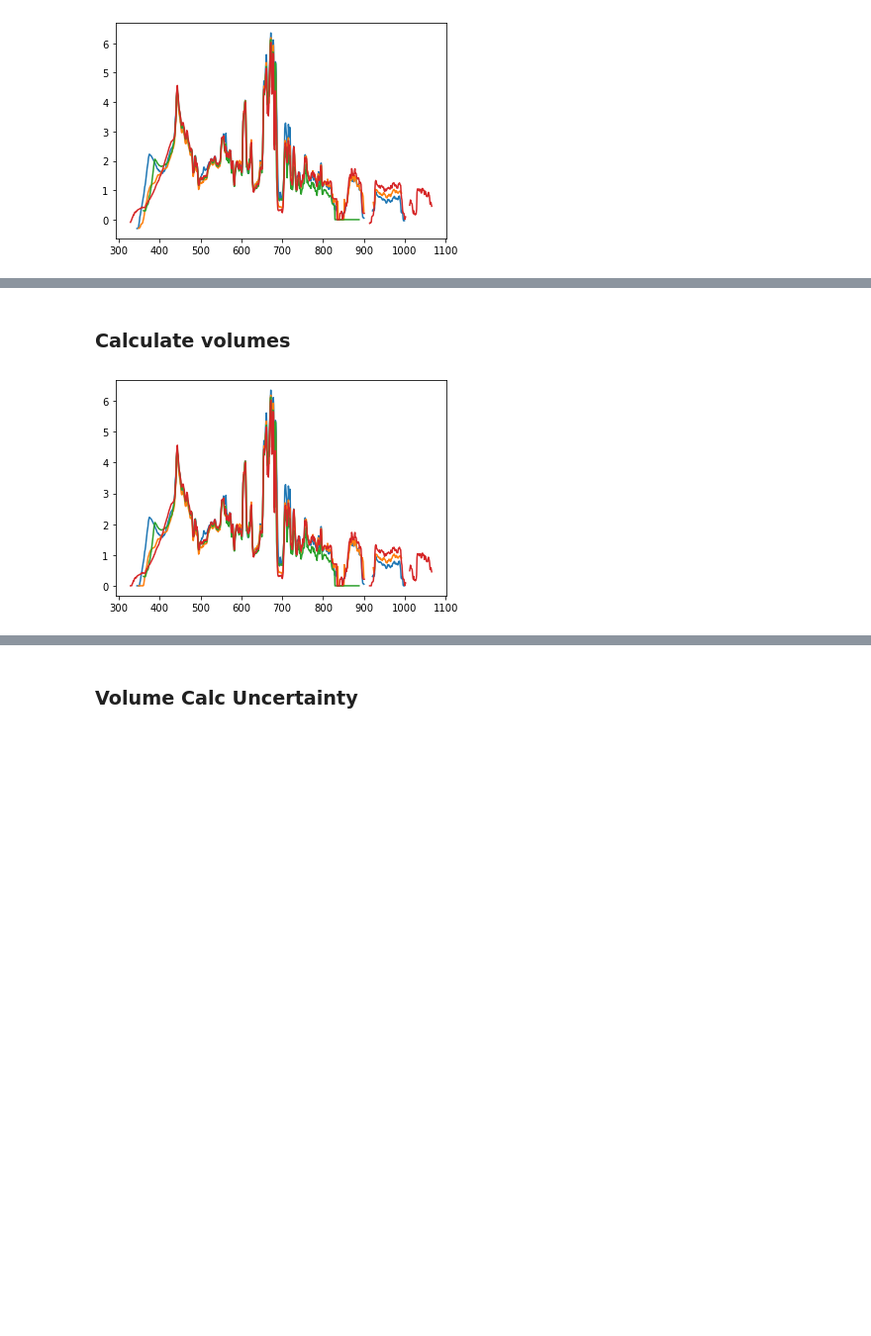
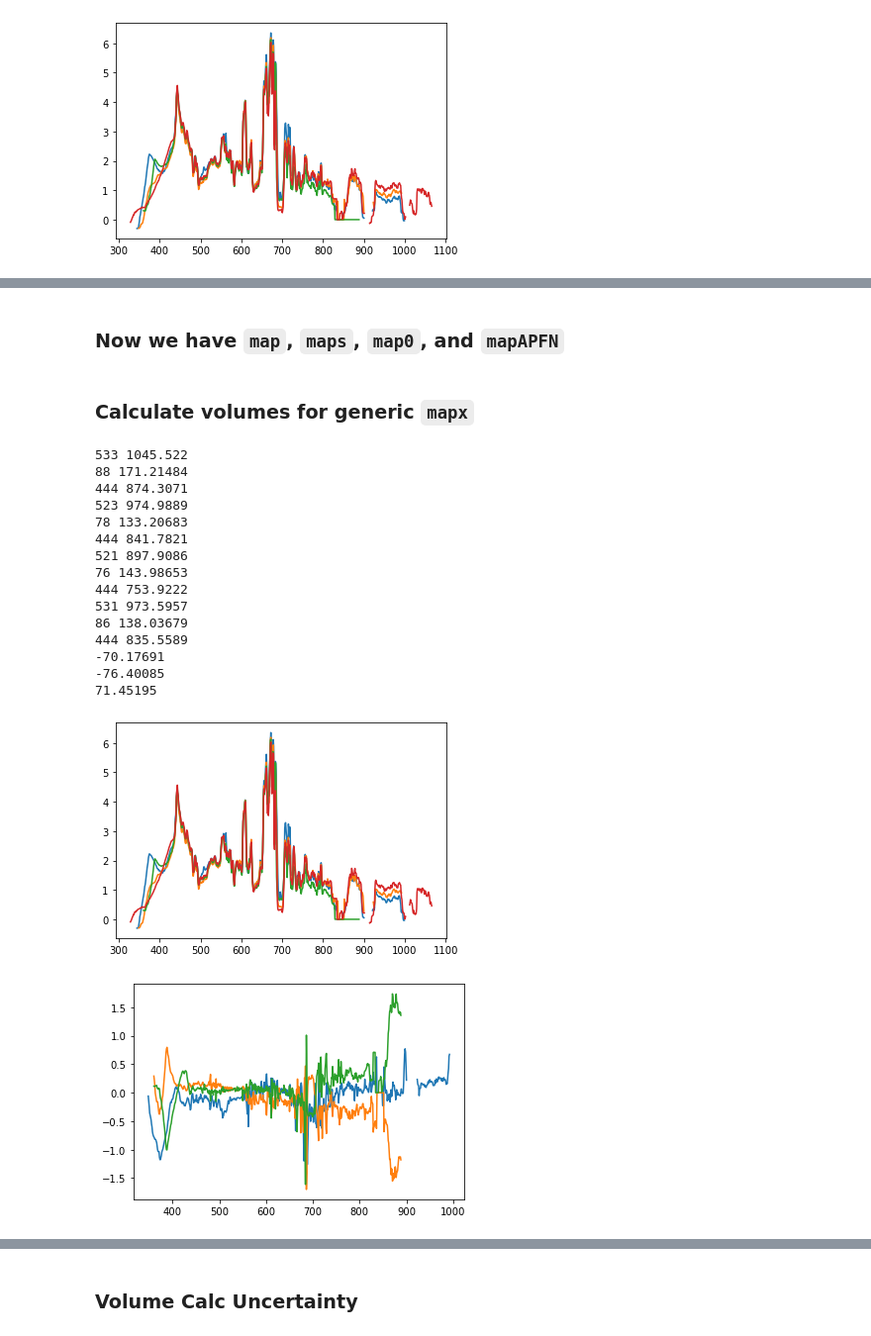
Before and after one commit to csherwood-usgs/CoreBx, a Jupyter notebook: CoreBx_process.ipynb, the cells around one changed output, grey strips where cells are left out. Shown at 99% size. Cells and saved outputs as stored; diff of their text form; code cells hidden in the pictures; blank space fills up the shorter version.

```diff
--- a/CoreBx_process.ipynb
+++ b/CoreBx_process.ipynb
@@ -490,0 +494,8 @@ Fraction replaced: [0.00091637 0.00615499 0.03602503 0.00998716]
+# %%
+%%time
+from astropy.convolution import interpolate_replace_nans
+mapAPFN = np.nan*np.ones_like(maps)
+kernel = Gaussian2DKernel(x_stddev=4)
+print('Size of kernel: ', kernel.shape)
+for j in range(nmaps):
+    mapAPFN[j,:,:] = interpolate_replace_nans(np.squeeze(maps[j,:,:]), kernel, boundary='fill', fill_value=np.nan)
@@ -491,35 +506,79 @@ Fraction replaced: [0.00091637 0.00615499 0.03602503 0.00998716]
+# %% [markdown]
+### Now we have `map`, `maps`, `map0`, and `mapAPFN`
 # %% [markdown]
-### Calculate volumes
+### Calculate volumes for generic `mapx`
 # %%
+mapx = map0
+dmapx = np.diff(mapx, n=1, axis=0)
+
 # arrays for saving results
 all_vol   = np.zeros((nalong, nmaps))
 beach_vol = np.zeros((nalong, nmaps))
 plat_vol  = np.zeros((nalong, nmaps))
-all_volNaN   = np.zeros((nalong, nmaps))
-beach_volNaN = np.zeros((nalong, nmaps))
-plat_volNaN  = np.zeros((nalong, nmaps))
+
 beach_width  = np.zeros((nalong, nmaps))
 platform_width = np.zeros((nalong, nmaps))
 island_width = np.zeros((nalong, nmaps))
+
+# arrays for saving results of diff calcs
+all_diff   = np.zeros((nalong, nmaps-1))
+beach_diff = np.zeros((nalong, nmaps-1))
+plat_diff  = np.zeros((nalong, nmaps-1))
 
 for j in range(nmaps):
     for i in range(nalong):
         # cross-island indices of shore, dune crest, island back
         ishore = int(i4y[i,j])    # shoreline adjusts with each map
         idune = int(idy[i,0])     # dune crest stays at August value
         iyback = int(ybacki[i])   # yback is constant
 
         # calculate widths
         beach_width[i,j] = idune - ishore
         platform_width[i,j] = iyback - idune
 
         # calculate volume above zero
-        tmp_prof = map0[j,:,i]
-        tmp_prof[np.where(tmp_prof < 0.)] = 0.
+        tmp_prof = mapx[j,:,i]
+        #tmp_prof[np.where(tmp_prof < 0.)] = 0.
         if i == 12000:
             plt.plot(tmp_prof)
-        all_vol[i,j] = np.nansum(tmp_prof)
+            print(len(tmp_prof[ishore:iyback]),np.nansum(tmp_prof[ishore:iyback]))
+            print(len(tmp_prof[ishore:idune]),np.nansum(tmp_prof[ishore:idune]))
+            print(len(tmp_prof[idune+1:iyback]),np.nansum(tmp_prof[idune:iyback]))
+
+        all_vol[i,j]   = np.nansum(tmp_prof[ishore:iyback])
         beach_vol[i,j] = np.nansum(tmp_prof[ishore:idune])
         plat_vol[i,j]  = np.nansum(tmp_prof[idune:iyback])
+
+plt.figure()
+for j in range(nmaps-1):
+    for i in range(nalong):
+        # cross-island indices of shore, dune crest, island back
+        ishore = int(i4y[i,j])    # shoreline adjusts with each map
+        idune  = int(idy[i,0])    # dune crest stays at August value
+        iyback = int(ybacki[i])   # yback is constant# difference calcs
+
+        dtmp_prof = dmapx[j,:,i]
+        if i == 12000:
+            plt.plot(dtmp_prof)
+            print(np.nansum(dtmp_prof[ishore:iyback]))
+        all_diff[i,j]   = np.nansum(dtmp_prof[ishore:iyback])
+        beach_diff[i,j] = np.nansum(dtmp_prof[ishore:idune])
+        plat_diff[i,j]  = np.nansum(dtmp_prof[idune:iyback])
 # %% [output]
+533 1045.522
+88 171.21484
+444 874.3071
+523 974.9889
+78 133.20683
+444 841.7821
+521 897.9086
+76 143.98653
+444 753.9222
+531 973.5957
+86 138.03679
+444 835.5589
+-70.17691
+-76.40085
+71.45195
-[figure, old version]
+[figure, new version]
+[figure, added]
```
Also changed, not shown: parts of 23 cells of this notebook, 3 other files.
